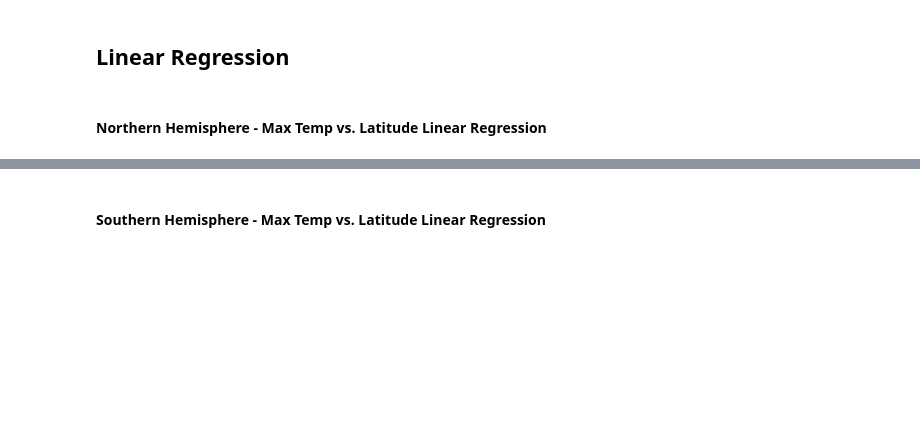
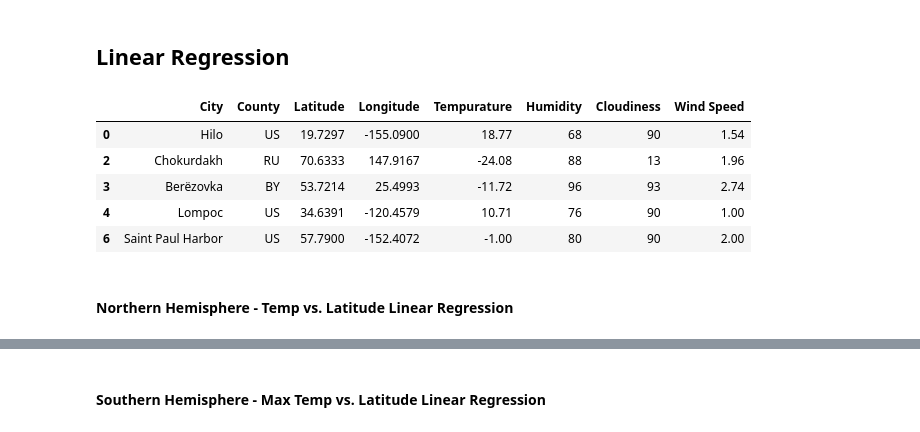
Before and after one commit to kflores56/API-Weather-Analysis, a Jupyter notebook: WeatherPy/WeatherPy.ipynb, the cells around one changed output, grey strips where cells are left out. Cells and saved outputs as stored; diff of their text form; code cells hidden in the pictures; blank space fills up the shorter version.

```diff
--- a/WeatherPy/WeatherPy.ipynb
+++ b/WeatherPy/WeatherPy.ipynb
@@ -305,5 +305,20 @@ plt.savefig("Outputs/Latitude vs. Wind Speed.png")
 The plot above shows the windspeed across the globe. In general, there seems to be few instances of extremely high wind speed as most speeds are clustered around the bottom of the plot.
 # %% [markdown]
 ## Linear Regression
+# %%
+#Establish north and south hemisphere dataframes
+
+north = weather_data.loc[weather_data['Latitude'] >= 0]
+north.head()
+# print(len(north))
+south = weather_data.loc[weather_data['Latitude'] < 0]
+# print(len(south))
+# %% [output]
+|  | City | County | Latitude | Longitude | Tempurature | Humidity | Cloudiness | Wind Speed |
+| 0 | Hilo | US | 19.7297 | -155.0900 | 18.77 | 68 | 90 | 1.54 |
+| 2 | Chokurdakh | RU | 70.6333 | 147.9167 | -24.08 | 88 | 13 | 1.96 |
+| 3 | Berëzovka | BY | 53.7214 | 25.4993 | -11.72 | 96 | 93 | 2.74 |
+| 4 | Lompoc | US | 34.6391 | -120.4579 | 10.71 | 76 | 90 | 1.00 |
+| 6 | Saint Paul Harbor | US | 57.7900 | -152.4072 | -1.00 | 80 | 90 | 2.00 |
 # %% [markdown]
-####  Northern Hemisphere - Max Temp vs. Latitude Linear Regression
+####  Northern Hemisphere - Temp vs. Latitude Linear Regression
```
Also changed, not shown: parts of 2 cells of this notebook.
